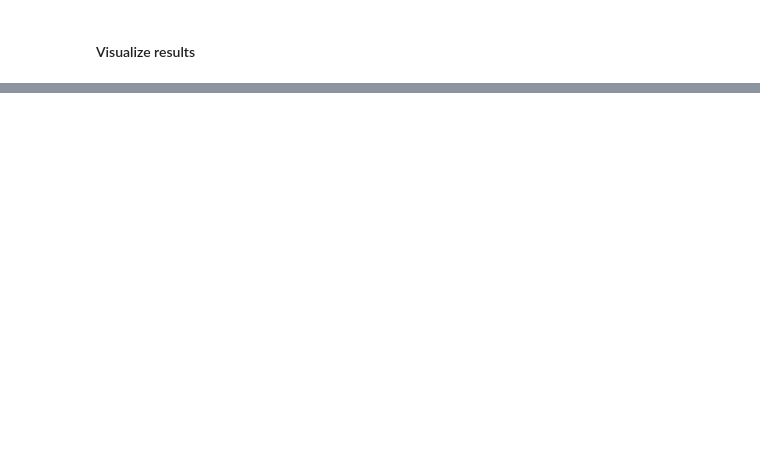
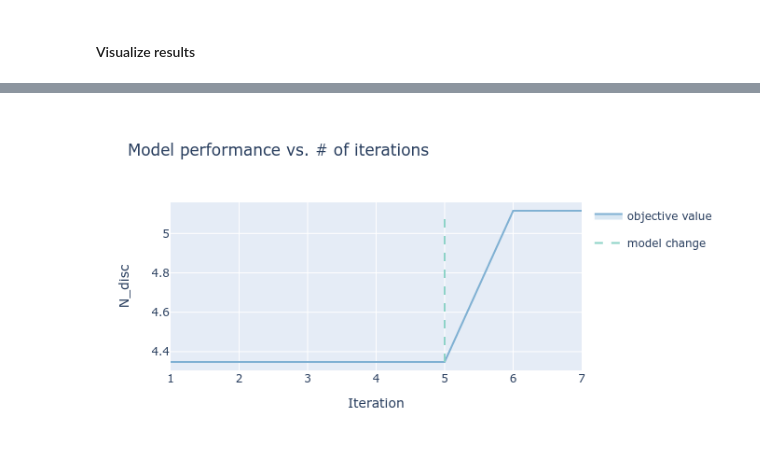
Before and after one commit to maxbalrog/light-by-light-botorch, a Jupyter notebook: experiments.ipynb, the cells around one changed output, grey strips where cells are left out. Cells and saved outputs as stored; diff of their text form; code cells hidden in the pictures; blank space fills up the shorter version.

```diff
--- a/experiments.ipynb
+++ b/experiments.ipynb
@@ -30,3 +35,18 @@ pio.renderers.default = "jupyterlab"
+# %%
+template = '''#!/bin/bash
+#SBATCH --job-name={jobname}
+#SBATCH --partition={partition}
+#SBATCH --cpus-per-task={n_cpus}
+#SBATCH --time={time}
+#SBATCH --mem={mem}
+#SBATCH --output=/work/wi73yus/bash_output/{jobname}.%j.log
+#SBATCH --error=/work/wi73yus/bash_output/{jobname}.%j.err
+
+source ~/.bashrc  #  not automatically read by slurm
+conda activate {env_name}  # activate here the anaconda environment you want to use
+
+python {script_path} {script_kwargs}
+'''
 # %% [markdown]
 ### Optimization of circular waist
 # %% [markdown]
@@ -33,0 +150,22 @@ pio.renderers.default = "jupyterlab"
+# %%
+# Create bash script
+jobname = 'opt_CCS'
+partition = 'hij-gpu'
+time = '10:00:00'
+mem = '50GB'
+
+script_path = f'{home_path}/cluster/ax_optimization_cluster.py'
+script_kwargs = f'--params_yaml={optimization_yaml}'
+
+bash = template.format(jobname=jobname,
+                       partition=partition,
+                       n_cpus=16,
+                       time=time,
+                       mem=mem,
+                       env_name='lbl-botorch-test',
+                       script_path=script_path,
+                       script_kwargs=script_kwargs)
+
+bash_path = f'{save_path}job.slurm'
+with open(bash_path, 'w') as f:
+    f.write(bash)
@@ -34,2 +177,6 @@ pio.renderers.default = "jupyterlab"
 # %% [markdown]
 #### Visualize results
+# %%
+client_json = f'{save_path}experiment.json'
+ax_client = (AxClient.load_from_json_file(client_json))
+model = get_model_from_experiment(ax_client.experiment)
@@ -35,0 +215,6 @@ pio.renderers.default = "jupyterlab"
+# %%
+render(
+    ax_client.get_optimization_trace()
+)
+# %% [output]
+[figure, added]
```
Also changed, not shown: parts of 9 cells of this notebook, 5 other files.
